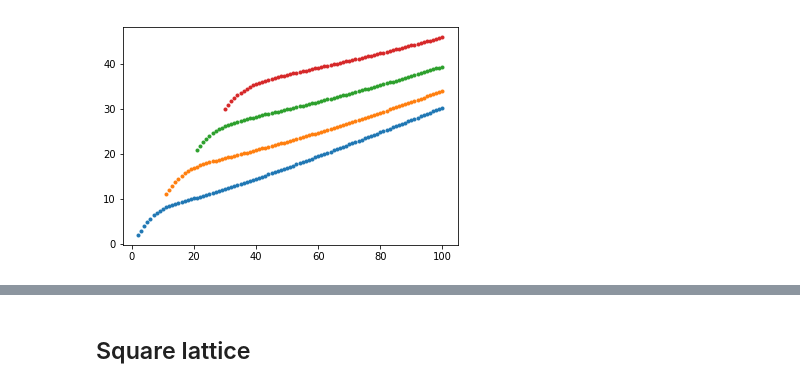
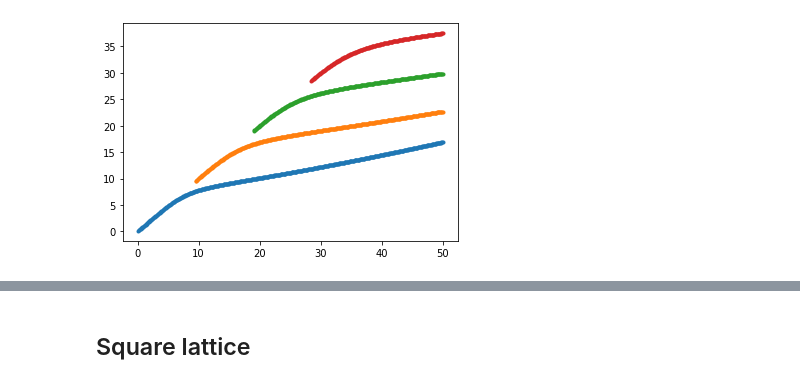
Before and after one commit to fancompute/legume, a Jupyter notebook: Notebooks/test_gme.ipynb, the cells around one changed output, grey strips where cells are left out. Drawn from its saved outputs; the diff is of its cells as text; code cells hidden in the pictures.

```diff
--- a/Notebooks/test_gme.ipynb
+++ b/Notebooks/test_gme.ipynb
@@ -14,13 +18,28 @@ from itertools import zip_longest
 # %%
+prof = False
+if prof:
+    import cProfile, pstats, io
+    from pstats import SortKey
+    pr = cProfile.Profile()
+    pr.enable()
+
 # Test guided mode solver
-gs=np.linspace(1,100,100)
+gs=np.linspace(0,50,500)
 epses=np.array([1,12,1])
 ds=np.array([0.1])
-(omegas, coeffs) = pygme.guided_modes(gs, epses, ds, step=1e-1/np.sqrt(epses.max()), n_modes=4, mode='TM')
+(omegas, coeffs) = guided_modes(gs, epses, ds, step=0.1e-1, tol=1e-6, n_modes=4, mode='TM')
 omegasT = [list(filter(None, i)) for i in zip_longest(*omegas)]
 
-for w in omegasT:
-    plt.plot(gs[-len(w):],w,'.')
-plt.show()
+if prof:
+    pr.disable()
+    s = io.StringIO()
+    sortby = SortKey.CUMULATIVE
+    ps = pstats.Stats(pr, stream=s).sort_stats(sortby)
+    ps.print_stats()
+    print(s.getvalue())
+else:
+    for w in omegasT:
+        plt.plot(gs[-len(w):],w,'.')
+    plt.show()
 # %% [output]
-[figure, old version]
+[figure, new version]
```
Also changed, not shown: parts of 6 cells of this notebook, 1 other file.
